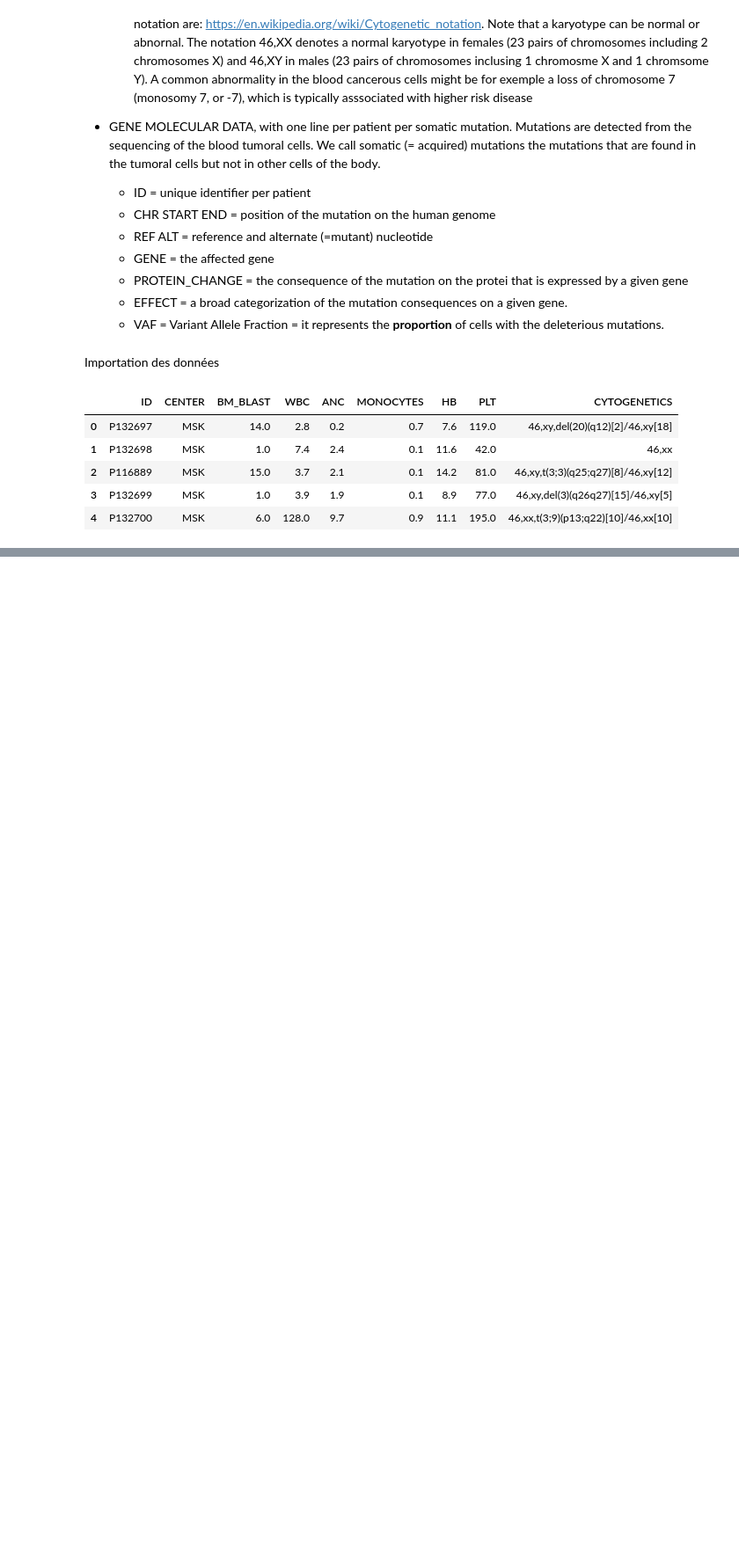
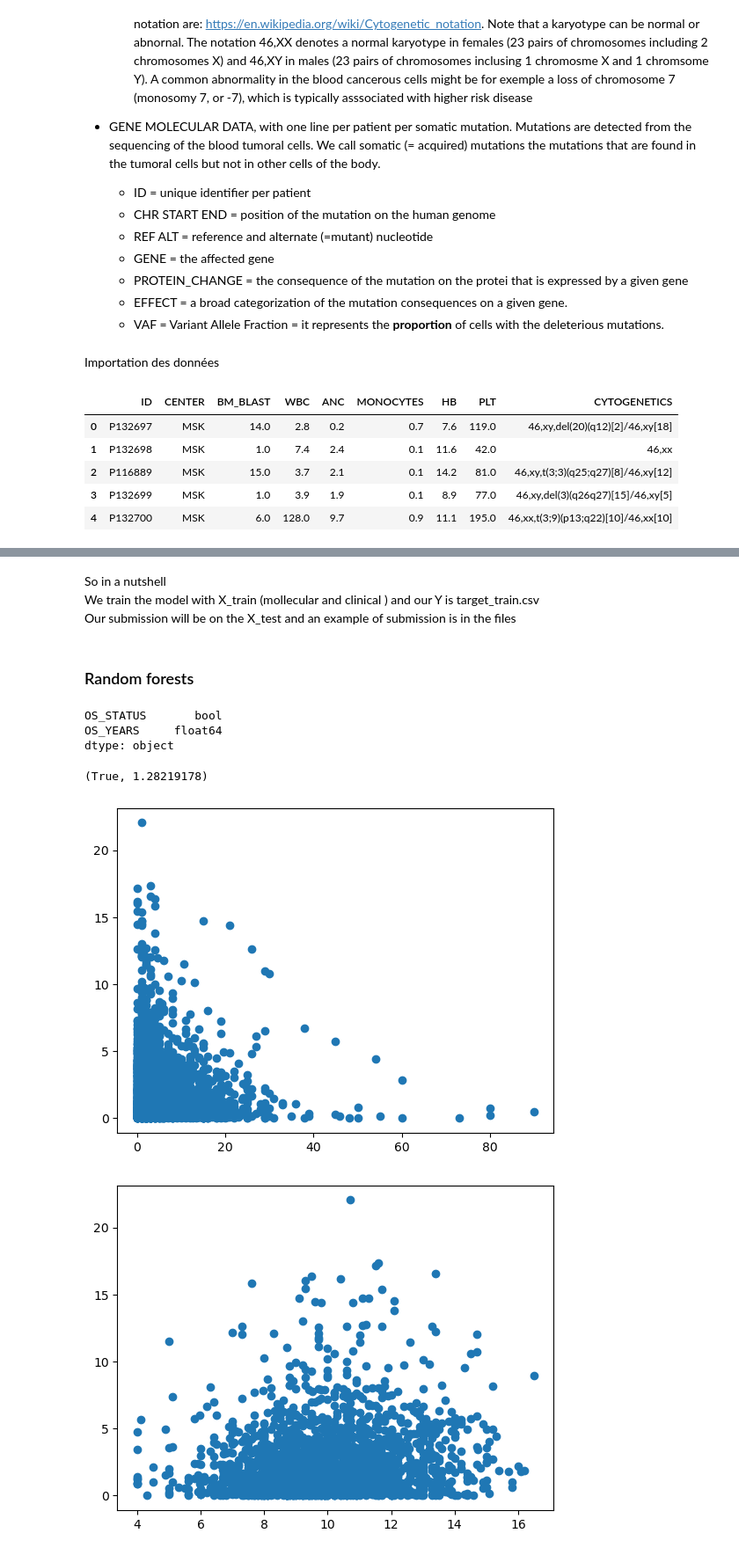
Before and after one commit to AloisECN/QRT_Leucemie, a Jupyter notebook: main.ipynb, the cells around one changed output, grey strips where cells are left out. Shown at 88% size. Saved outputs shown, nothing was run; the diff lists cells and outputs as text; code cells hidden in the pictures; blank space fills up the shorter version.

Commit message:
Did basics random forests however the expected metric is complex and i did not have the time to correct and adapt the code will do it tomorrow

```diff
--- a/main.ipynb
+++ b/main.ipynb
@@ -74,3 +74,62 @@ maf_df.head()
 | 2 | P100000 | 3 | 77694060.0 | 77694060.0 | G | C | ROBO2 | p.? | splice_site_variant | 0.4100 | ... |
 | 3 | P100000 | 4 | 106164917.0 | 106164917.0 | G | T | TET2 | p.R1262L | non_synonymous_codon | 0.4300 | ... |
 | 4 | P100000 | 2 | 25468147.0 | 25468163.0 | ACGAAGAGGGGGTGTTC | A | DNMT3A | p.E505fs*141 | frameshift_variant | 0.0898 | ... |
+# %% [markdown]
+So in a nutshell \
+We train the model with X_train (mollecular and clinical ) and our Y is target_train.csv\
+Our submission will be on the X_test and an example of submission is in the files
+# %% [markdown]
+### Random forests
+# %%
+# Drop rows where 'OS_YEARS' is NaN if conversion caused any issues
+target_df.dropna(subset=['OS_YEARS', 'OS_STATUS'], inplace=True)
+
+# Contarget_dfvert 'OS_YEARS' to numeric if it isn’t already
+target_df['OS_YEARS'] = pd.to_numeric(target_df['OS_YEARS'], errors='coerce')
+
+# Ensure 'OS_STATUS' is boolean
+target_df['OS_STATUS'] = target_df['OS_STATUS'].astype(bool)
+
+# Check the data types to ensure 'OS_STATUS' is boolean and 'OS_YEARS' is numeric
+print(target_df[['OS_STATUS', 'OS_YEARS']].dtypes)
+
+#Simplistic approach to Cytogentics
+#if the first two caracters are 46 we give type 1 if not type 0 and type 1 should be healthier than type 0
+
+df['Is_normal'] = df['CYTOGENETICS'].fillna('').astype(str).str.startswith('46').astype(int)
+df_eval['Is_normal'] = df_eval['CYTOGENETICS'].fillna('').astype(str).str.startswith('46').astype(int)
+
+# Select features
+features = ['BM_BLAST', 'HB', 'PLT','MONOCYTES','WBC',"ANC",'Is_normal']
+target = ['OS_YEARS', 'OS_STATUS']
+
+# Create the survival data format
+df_eval_2 = df_eval.drop(columns=['CYTOGENETICS','CENTER','ID'])
+df_eval_2 =df_eval_2[features]
+X = df.loc[df['ID'].isin(target_df['ID']), features]
+
+
+y = Surv.from_dataframe('OS_STATUS', 'OS_YEARS', target_df)
+# %% [output]
+OS_STATUS       bool
+OS_YEARS     float64
+dtype: object
+# %%
+# Split the data into training and testing sets
+X_train, X_test, y_train, y_test = train_test_split(X, y, test_size=0.3, random_state=42)
+# %% [output]
+(True, 1.28219178)
+# %%
+# Survival-aware imputation for missing values
+imputer = SimpleImputer(strategy="median")
+X_train[features] = imputer.fit_transform(X_train[features])
+X_test[features] = imputer.transform(X_test[features])
+# %%
+#let's visualiza our data
+y_train_os_years = [y_train[i][1] for i in range(len(y_train))]
+for feature in features:
+    plt.scatter(X_train[feature],y_train_os_years)
+    plt.show()
+# %% [output]
+[figure, added]
+[figure, added]
```
Also changed, not shown: parts of 11 cells of this notebook, 3 other files.
